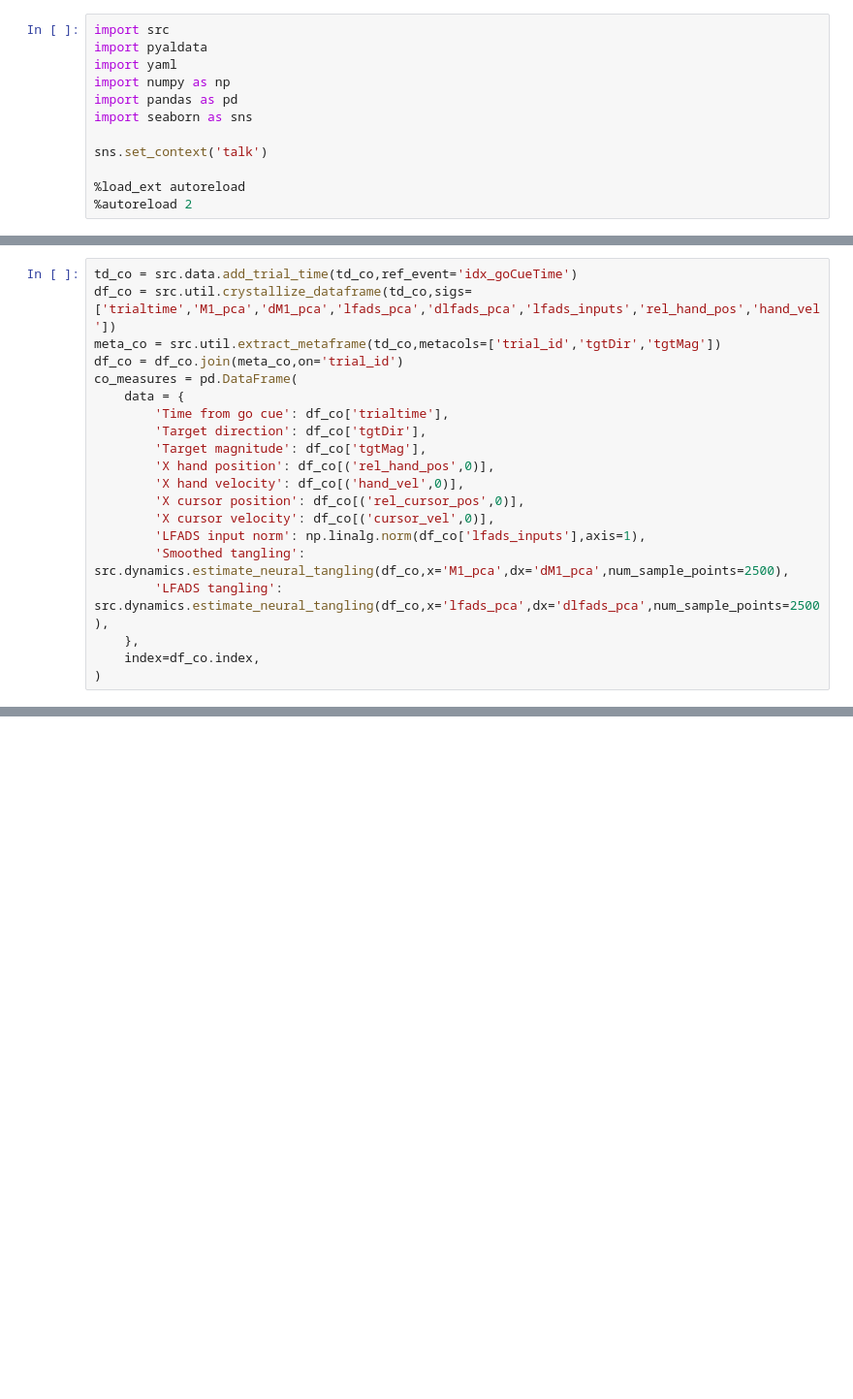
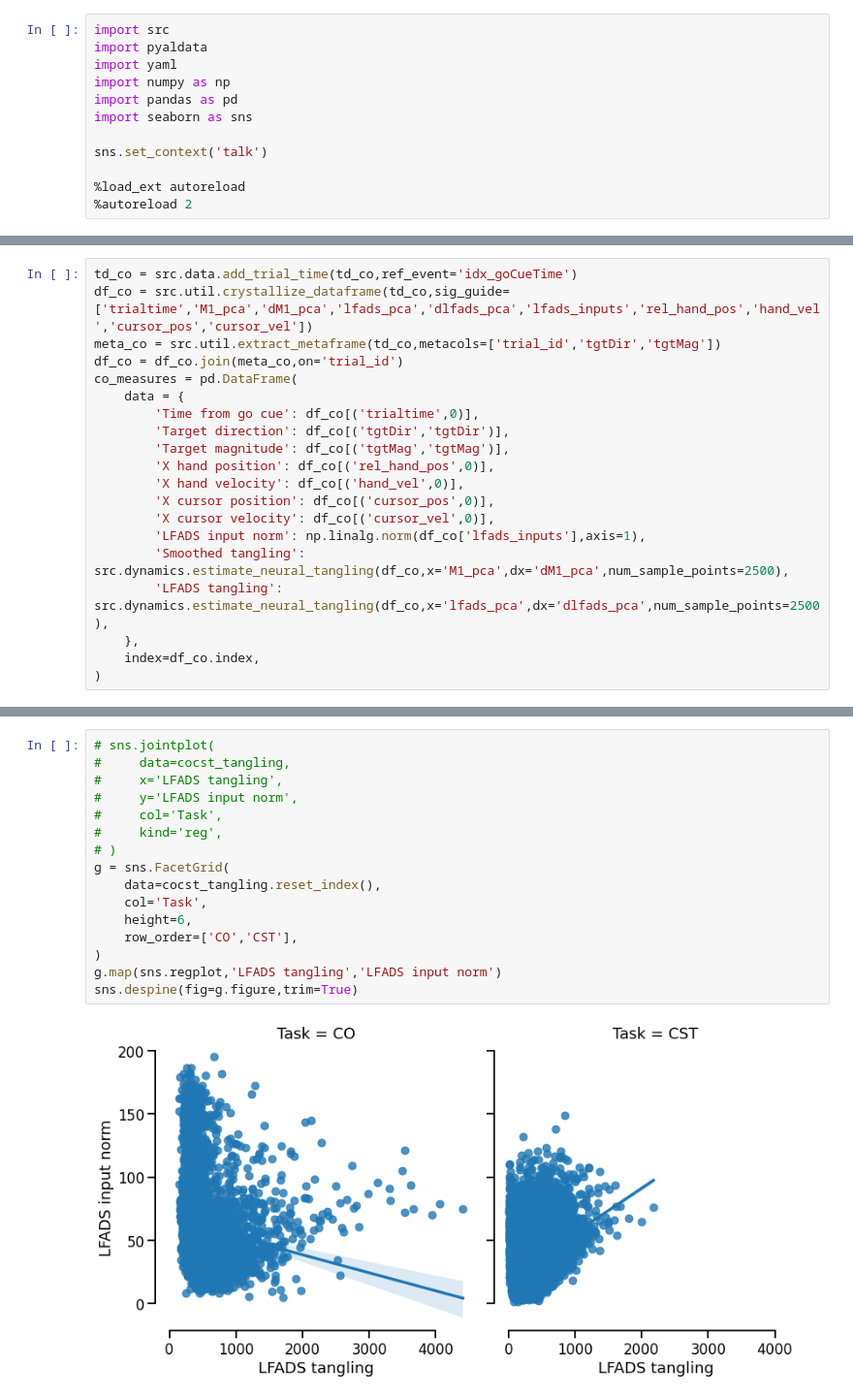
Before and after one commit to raeedcho/cst-dynamics, a Jupyter notebook: scripts/compare_cocst_tangling.ipynb, the cells around one changed output, grey strips where cells are left out. Shown at 97% size. Cells and saved outputs as stored; diff of their text form; blank space fills up the shorter version.

```diff
--- a/scripts/compare_cocst_tangling.ipynb
+++ b/scripts/compare_cocst_tangling.ipynb
@@ -50,17 +50,17 @@ td_cst = pyaldata.restrict_to_interval(td_cst,epoch_fun=cst_epoch_fun)
         [ 67 182 219 220 255 312 339 522]
 # %%
 td_co = src.data.add_trial_time(td_co,ref_event='idx_goCueTime')
-df_co = src.util.crystallize_dataframe(td_co,sigs=['trialtime','M1_pca','dM1_pca','lfads_pca','dlfads_pca','lfads_inputs','rel_hand_pos','hand_vel'])
+df_co = src.util.crystallize_dataframe(td_co,sig_guide=['trialtime','M1_pca','dM1_pca','lfads_pca','dlfads_pca','lfads_inputs','rel_hand_pos','hand_vel','cursor_pos','cursor_vel'])
 meta_co = src.util.extract_metaframe(td_co,metacols=['trial_id','tgtDir','tgtMag'])
 df_co = df_co.join(meta_co,on='trial_id')
 co_measures = pd.DataFrame(
     data = {
-        'Time from go cue': df_co['trialtime'],
-        'Target direction': df_co['tgtDir'],
-        'Target magnitude': df_co['tgtMag'],
+        'Time from go cue': df_co[('trialtime',0)],
+        'Target direction': df_co[('tgtDir','tgtDir')],
+        'Target magnitude': df_co[('tgtMag','tgtMag')],
         'X hand position': df_co[('rel_hand_pos',0)],
         'X hand velocity': df_co[('hand_vel',0)],
-        'X cursor position': df_co[('rel_cursor_pos',0)],
+        'X cursor position': df_co[('cursor_pos',0)],
         'X cursor velocity': df_co[('cursor_vel',0)],
         'LFADS input norm': np.linalg.norm(df_co['lfads_inputs'],axis=1),
         'Smoothed tangling': src.dynamics.estimate_neural_tangling(df_co,x='M1_pca',dx='dM1_pca',num_sample_points=2500),
@@ -243,0 +238,18 @@ pd.concat([A,B],axis=1)
+# %%
+# sns.jointplot(
+#     data=cocst_tangling,
+#     x='LFADS tangling',
+#     y='LFADS input norm',
+#     col='Task',
+#     kind='reg',
+# )
+g = sns.FacetGrid(
+    data=cocst_tangling.reset_index(),
+    col='Task',
+    height=6,
+    row_order=['CO','CST'],
+)
+g.map(sns.regplot,'LFADS tangling','LFADS input norm')
+sns.despine(fig=g.figure,trim=True)
+# %% [output]
+[figure, added]
```
Also changed, not shown: parts of 20 cells of this notebook.
